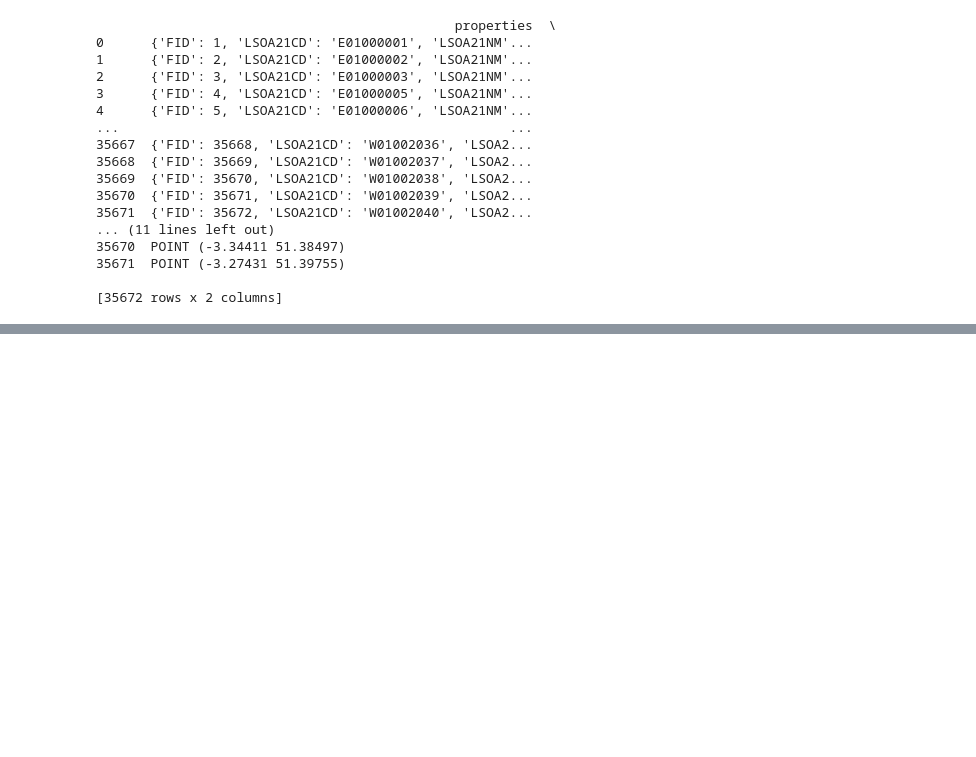
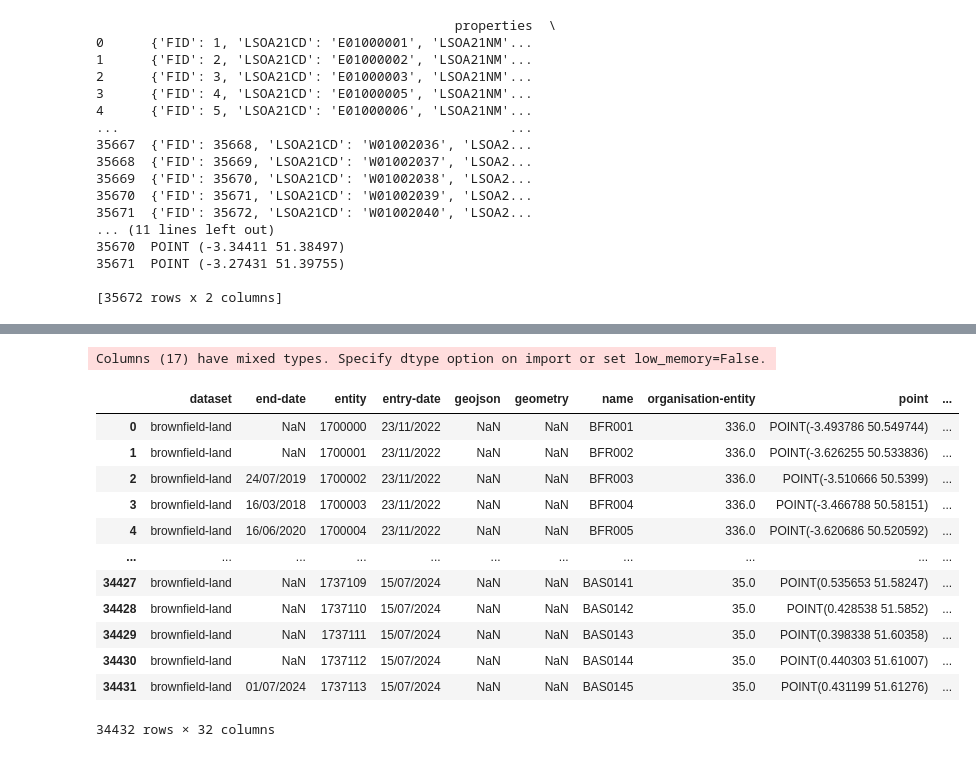
Before and after one commit to ZainKhanUKHSA/Energy_hackathon, a Jupyter notebook: centre points.ipynb, the cells around one changed output, grey strips where cells are left out. Drawn from its saved outputs; the diff is of its cells as text; code cells hidden in the pictures; blank space fills up the shorter version.

```diff
--- a/centre points.ipynb
+++ b/centre points.ipynb
@@ -92,0 +321,20 @@ print(gdf[['properties', 'centroid']])
+# %%
+bfl=pd.read_csv("brownfield-land.csv")
+# %% [output]
+Columns (17) have mixed types. Specify dtype option on import or set low_memory=False.
+# %%
+bfl
+# %% [output]
+|  | dataset | end-date | entity | entry-date | geojson | geometry | name | organisation-entity | point | ... |
+| 0 | brownfield-land | NaN | 1700000 | 23/11/2022 | NaN | NaN | BFR001 | 336.0 | POINT(-3.493786 50.549744) | ... |
+| 1 | brownfield-land | NaN | 1700001 | 23/11/2022 | NaN | NaN | BFR002 | 336.0 | POINT(-3.626255 50.533836) | ... |
+| 2 | brownfield-land | 24/07/2019 | 1700002 | 23/11/2022 | NaN | NaN | BFR003 | 336.0 | POINT(-3.510666 50.5399) | ... |
+| 3 | brownfield-land | 16/03/2018 | 1700003 | 23/11/2022 | NaN | NaN | BFR004 | 336.0 | POINT(-3.466788 50.58151) | ... |
+| 4 | brownfield-land | 16/06/2020 | 1700004 | 23/11/2022 | NaN | NaN | BFR005 | 336.0 | POINT(-3.620686 50.520592) | ... |
+| ... | ... | ... | ... | ... | ... | ... | ... | ... | ... | ... |
+| 34427 | brownfield-land | NaN | 1737109 | 15/07/2024 | NaN | NaN | BAS0141 | 35.0 | POINT(0.535653 51.58247) | ... |
+| 34428 | brownfield-land | NaN | 1737110 | 15/07/2024 | NaN | NaN | BAS0142 | 35.0 | POINT(0.428538 51.5852) | ... |
+| 34429 | brownfield-land | NaN | 1737111 | 15/07/2024 | NaN | NaN | BAS0143 | 35.0 | POINT(0.398338 51.60358) | ... |
+| 34430 | brownfield-land | NaN | 1737112 | 15/07/2024 | NaN | NaN | BAS0144 | 35.0 | POINT(0.440303 51.61007) | ... |
+| 34431 | brownfield-land | 01/07/2024 | 1737113 | 15/07/2024 | NaN | NaN | BAS0145 | 35.0 | POINT(0.431199 51.61276) | ... |
+34432 rows × 32 columns
```
Also changed, not shown: parts of 46 cells of this notebook.
